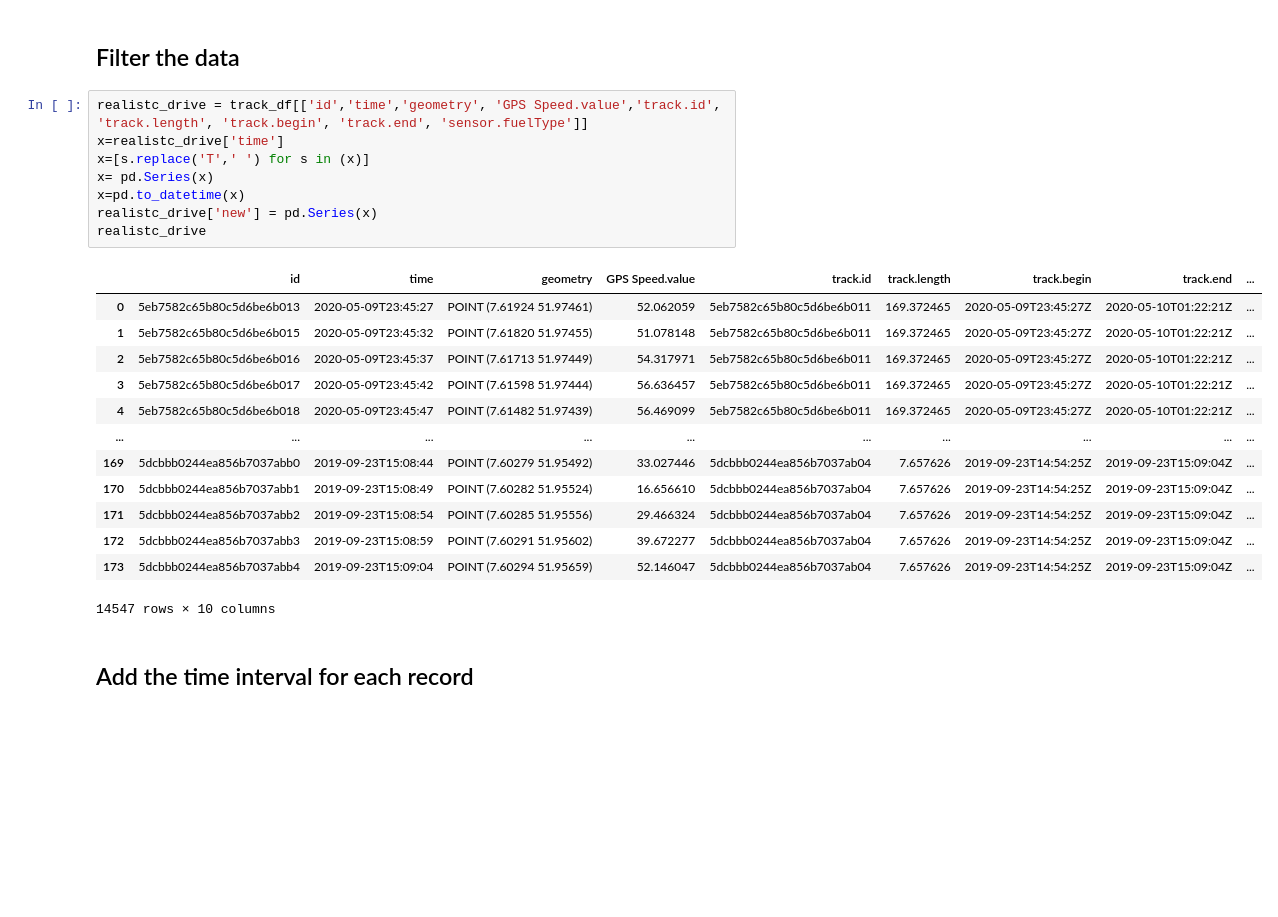
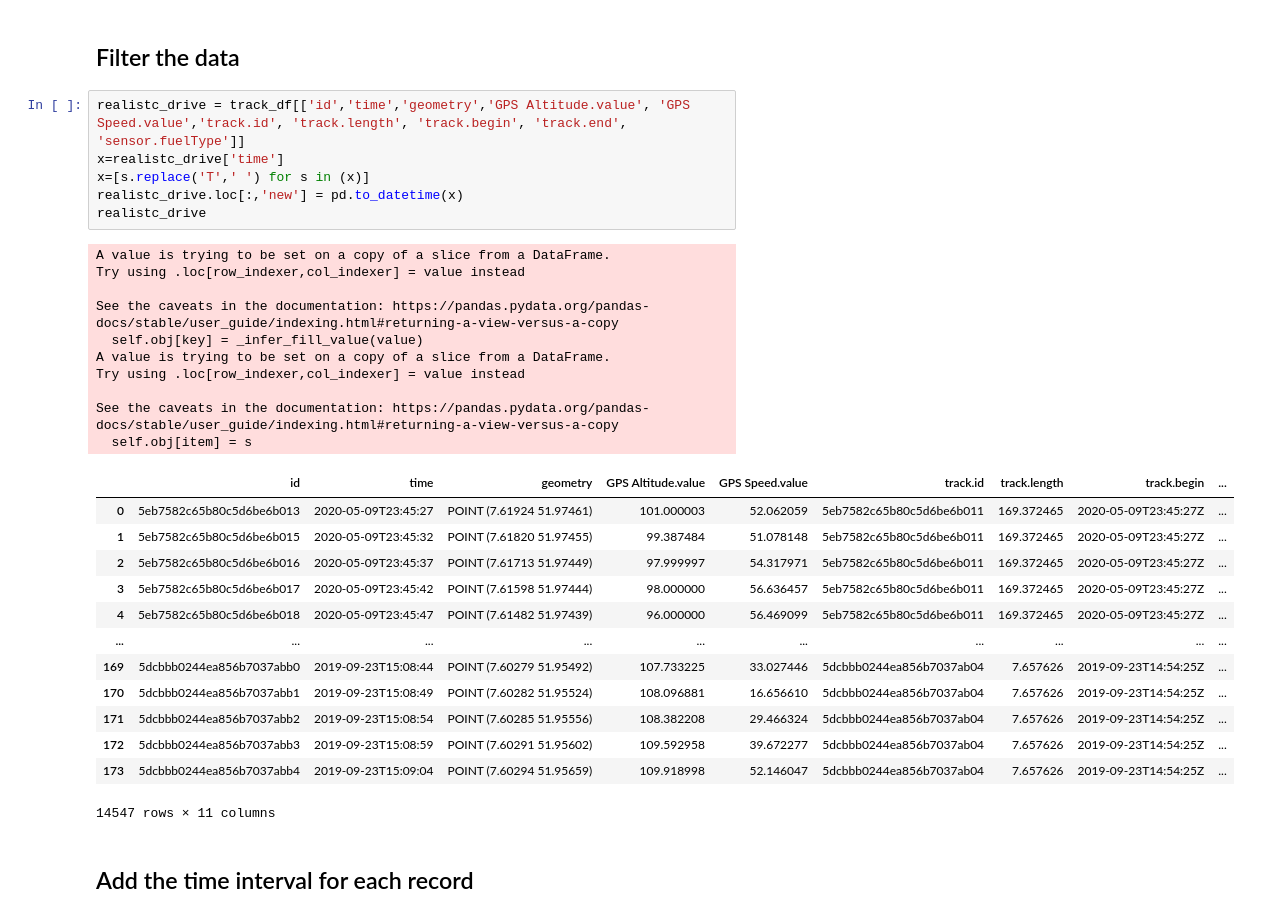
Before and after one commit to enviroCar/envirocar-py, a Jupyter notebook: examples/Energy_demand.ipynb, the cells around one changed output. Cells and saved outputs as stored; diff of their text form; blank space fills up the shorter version.

```diff
--- a/examples/Energy_demand.ipynb
+++ b/examples/Energy_demand.ipynb
@@ -51,27 +53,35 @@ track_df
 # %% [markdown]
 ## Filter the data
 # %%
-realistc_drive = track_df[['id','time','geometry', 'GPS Speed.value','track.id', 'track.length', 'track.begin', 'track.end', 'sensor.fuelType']]
+realistc_drive = track_df[['id','time','geometry','GPS Altitude.value', 'GPS Speed.value','track.id', 'track.length', 'track.begin', 'track.end', 'sensor.fuelType']]
 x=realistc_drive['time']
 x=[s.replace('T',' ') for s in (x)]
-x= pd.Series(x)
-x=pd.to_datetime(x)
-realistc_drive['new'] = pd.Series(x)
+realistc_drive.loc[:,'new'] = pd.to_datetime(x)
 realistc_drive
 # %% [output]
+A value is trying to be set on a copy of a slice from a DataFrame.
+Try using .loc[row_indexer,col_indexer] = value instead
+
+See the caveats in the documentation: https://pandas.pydata.org/pandas-docs/stable/user_guide/indexing.html#returning-a-view-versus-a-copy
+  self.obj[key] = _infer_fill_value(value)
+A value is trying to be set on a copy of a slice from a DataFrame.
+Try using .loc[row_indexer,col_indexer] = value instead
+
+See the caveats in the documentation: https://pandas.pydata.org/pandas-docs/stable/user_guide/indexing.html#returning-a-view-versus-a-copy
+  self.obj[item] = s
-|  | id | time | geometry | GPS Speed.value | track.id | track.length | track.begin | track.end | ... |
-| 0 | 5eb7582c65b80c5d6be6b013 | 2020-05-09T23:45:27 | POINT (7.61924 51.97461) | 52.062059 | 5eb7582c65b80c5d6be6b011 | 169.372465 | 2020-05-09T23:45:27Z | 2020-05-10T01:22:21Z | ... |
-| 1 | 5eb7582c65b80c5d6be6b015 | 2020-05-09T23:45:32 | POINT (7.61820 51.97455) | 51.078148 | 5eb7582c65b80c5d6be6b011 | 169.372465 | 2020-05-09T23:45:27Z | 2020-05-10T01:22:21Z | ... |
-| 2 | 5eb7582c65b80c5d6be6b016 | 2020-05-09T23:45:37 | POINT (7.61713 51.97449) | 54.317971 | 5eb7582c65b80c5d6be6b011 | 169.372465 | 2020-05-09T23:45:27Z | 2020-05-10T01:22:21Z | ... |
-| 3 | 5eb7582c65b80c5d6be6b017 | 2020-05-09T23:45:42 | POINT (7.61598 51.97444) | 56.636457 | 5eb7582c65b80c5d6be6b011 | 169.372465 | 2020-05-09T23:45:27Z | 2020-05-10T01:22:21Z | ... |
-| 4 | 5eb7582c65b80c5d6be6b018 | 2020-05-09T23:45:47 | POINT (7.61482 51.97439) | 56.469099 | 5eb7582c65b80c5d6be6b011 | 169.372465 | 2020-05-09T23:45:27Z | 2020-05-10T01:22:21Z | ... |
+|  | id | time | geometry | GPS Altitude.value | GPS Speed.value | track.id | track.length | track.begin | ... |
+| 0 | 5eb7582c65b80c5d6be6b013 | 2020-05-09T23:45:27 | POINT (7.61924 51.97461) | 101.000003 | 52.062059 | 5eb7582c65b80c5d6be6b011 | 169.372465 | 2020-05-09T23:45:27Z | ... |
+| 1 | 5eb7582c65b80c5d6be6b015 | 2020-05-09T23:45:32 | POINT (7.61820 51.97455) | 99.387484 | 51.078148 | 5eb7582c65b80c5d6be6b011 | 169.372465 | 2020-05-09T23:45:27Z | ... |
+| 2 | 5eb7582c65b80c5d6be6b016 | 2020-05-09T23:45:37 | POINT (7.61713 51.97449) | 97.999997 | 54.317971 | 5eb7582c65b80c5d6be6b011 | 169.372465 | 2020-05-09T23:45:27Z | ... |
+| 3 | 5eb7582c65b80c5d6be6b017 | 2020-05-09T23:45:42 | POINT (7.61598 51.97444) | 98.000000 | 56.636457 | 5eb7582c65b80c5d6be6b011 | 169.372465 | 2020-05-09T23:45:27Z | ... |
+| 4 | 5eb7582c65b80c5d6be6b018 | 2020-05-09T23:45:47 | POINT (7.61482 51.97439) | 96.000000 | 56.469099 | 5eb7582c65b80c5d6be6b011 | 169.372465 | 2020-05-09T23:45:27Z | ... |
 | ... | ... | ... | ... | ... | ... | ... | ... | ... | ... |
-| 169 | 5dcbbb0244ea856b7037abb0 | 2019-09-23T15:08:44 | POINT (7.60279 51.95492) | 33.027446 | 5dcbbb0244ea856b7037ab04 | 7.657626 | 2019-09-23T14:54:25Z | 2019-09-23T15:09:04Z | ... |
-| 170 | 5dcbbb0244ea856b7037abb1 | 2019-09-23T15:08:49 | POINT (7.60282 51.95524) | 16.656610 | 5dcbbb0244ea856b7037ab04 | 7.657626 | 2019-09-23T14:54:25Z | 2019-09-23T15:09:04Z | ... |
-| 171 | 5dcbbb0244ea856b7037abb2 | 2019-09-23T15:08:54 | POINT (7.60285 51.95556) | 29.466324 | 5dcbbb0244ea856b7037ab04 | 7.657626 | 2019-09-23T14:54:25Z | 2019-09-23T15:09:04Z | ... |
-| 172 | 5dcbbb0244ea856b7037abb3 | 2019-09-23T15:08:59 | POINT (7.60291 51.95602) | 39.672277 | 5dcbbb0244ea856b7037ab04 | 7.657626 | 2019-09-23T14:54:25Z | 2019-09-23T15:09:04Z | ... |
-| 173 | 5dcbbb0244ea856b7037abb4 | 2019-09-23T15:09:04 | POINT (7.60294 51.95659) | 52.146047 | 5dcbbb0244ea856b7037ab04 | 7.657626 | 2019-09-23T14:54:25Z | 2019-09-23T15:09:04Z | ... |
+| 169 | 5dcbbb0244ea856b7037abb0 | 2019-09-23T15:08:44 | POINT (7.60279 51.95492) | 107.733225 | 33.027446 | 5dcbbb0244ea856b7037ab04 | 7.657626 | 2019-09-23T14:54:25Z | ... |
+| 170 | 5dcbbb0244ea856b7037abb1 | 2019-09-23T15:08:49 | POINT (7.60282 51.95524) | 108.096881 | 16.656610 | 5dcbbb0244ea856b7037ab04 | 7.657626 | 2019-09-23T14:54:25Z | ... |
+| 171 | 5dcbbb0244ea856b7037abb2 | 2019-09-23T15:08:54 | POINT (7.60285 51.95556) | 108.382208 | 29.466324 | 5dcbbb0244ea856b7037ab04 | 7.657626 | 2019-09-23T14:54:25Z | ... |
+| 172 | 5dcbbb0244ea856b7037abb3 | 2019-09-23T15:08:59 | POINT (7.60291 51.95602) | 109.592958 | 39.672277 | 5dcbbb0244ea856b7037ab04 | 7.657626 | 2019-09-23T14:54:25Z | ... |
+| 173 | 5dcbbb0244ea856b7037abb4 | 2019-09-23T15:09:04 | POINT (7.60294 51.95659) | 109.918998 | 52.146047 | 5dcbbb0244ea856b7037ab04 | 7.657626 | 2019-09-23T14:54:25Z | ... |
-14547 rows × 10 columns
+14547 rows × 11 columns
 # %% [markdown]
 ## Add the time interval for each record
 # %%
```
Also changed, not shown: parts of 12 cells of this notebook.
